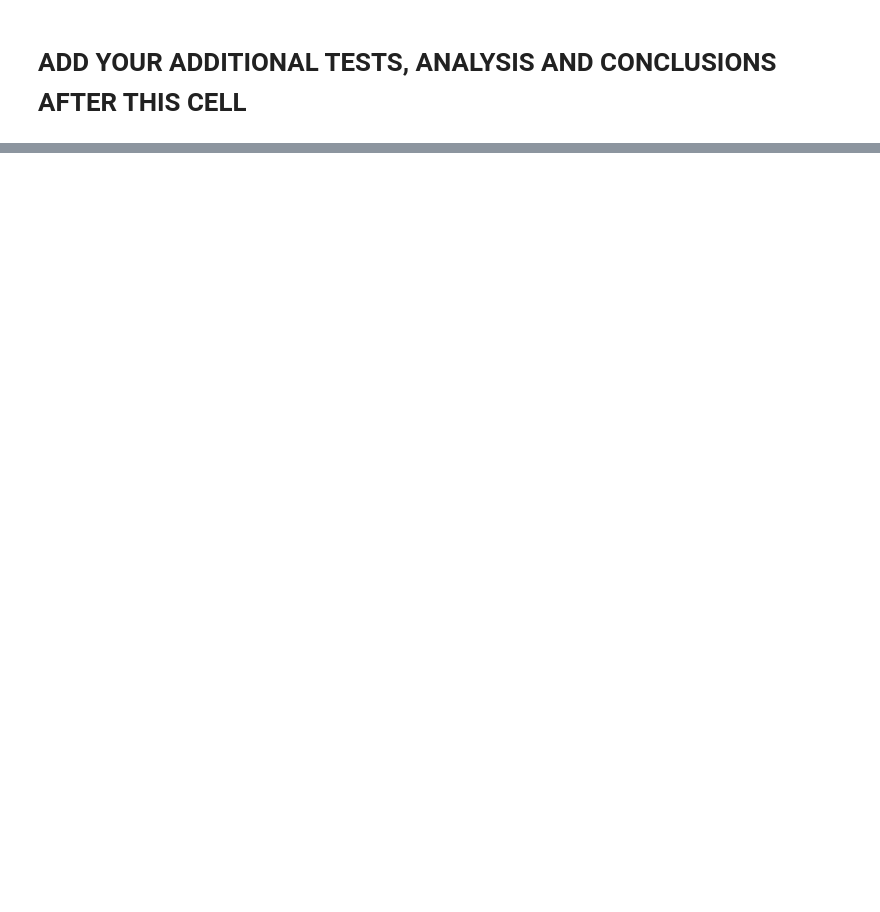
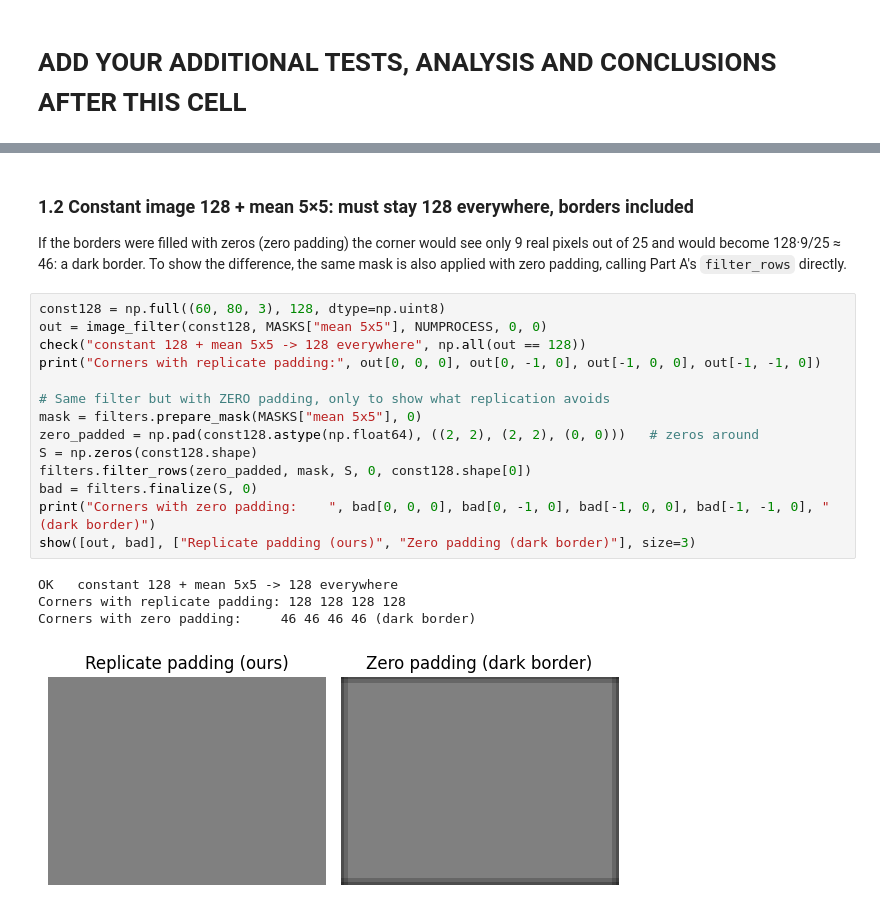
Before and after one commit to kalejandra-dev/2D-spatial-filtering-with-masks-up-to-5-5, a Jupyter notebook: First Practical Work.ipynb, the cells around one changed output, grey strips where cells are left out. Drawn from its saved outputs; the diff is of its cells as text; blank space fills up the shorter version.

```diff
--- a/First Practical Work.ipynb
+++ b/First Practical Work.ipynb
@@ -100,0 +244,22 @@ plt.imshow(filtered_image2)
+# %% [markdown]
+### 1.2 Constant image 128 + mean 5×5: must stay 128 everywhere, borders included
+If the borders were filled with zeros (zero padding) the corner would see only 9 real pixels out of 25 and would become 128·9/25 ≈ 46: a dark border. To show the difference, the same mask is also applied with zero padding, calling Part A's `filter_rows` directly.
+# %%
+const128 = np.full((60, 80, 3), 128, dtype=np.uint8)
+out = image_filter(const128, MASKS["mean 5x5"], NUMPROCESS, 0, 0)
+check("constant 128 + mean 5x5 -> 128 everywhere", np.all(out == 128))
+print("Corners with replicate padding:", out[0, 0, 0], out[0, -1, 0], out[-1, 0, 0], out[-1, -1, 0])
+
+# Same filter but with ZERO padding, only to show what replication avoids
+mask = filters.prepare_mask(MASKS["mean 5x5"], 0)
+zero_padded = np.pad(const128.astype(np.float64), ((2, 2), (2, 2), (0, 0)))   # zeros around
+S = np.zeros(const128.shape)
+filters.filter_rows(zero_padded, mask, S, 0, const128.shape[0])
+bad = filters.finalize(S, 0)
+print("Corners with zero padding:    ", bad[0, 0, 0], bad[0, -1, 0], bad[-1, 0, 0], bad[-1, -1, 0], "(dark border)")
+show([out, bad], ["Replicate padding (ours)", "Zero padding (dark border)"], size=3)
+# %% [output]
+OK   constant 128 + mean 5x5 -> 128 everywhere
+Corners with replicate padding: 128 128 128 128
+Corners with zero padding:     46 46 46 46 (dark border)
+[figure, added]
```
Also changed, not shown: parts of 47 cells of this notebook, 1 other file.
